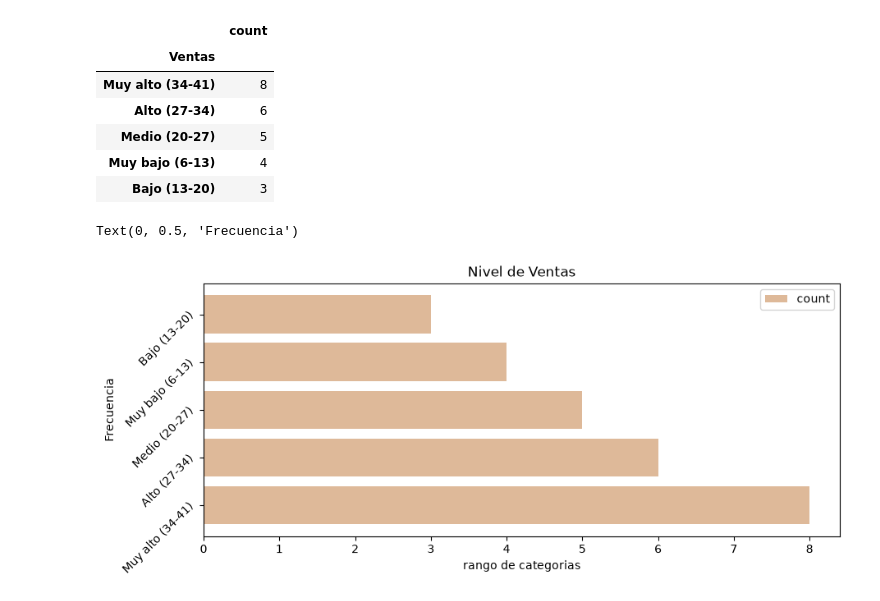
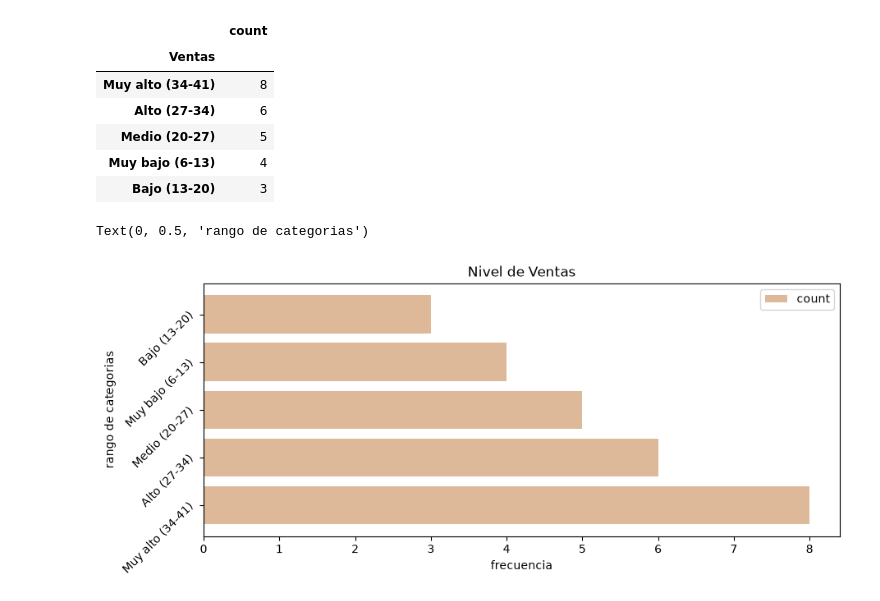
Before and after one commit to Andyr3516/Actividad_4_Extraccion_de_Caracteristicas, a Jupyter notebook: Actividad 4.1/L_reales_caracteristicas.ipynb, the cells around one changed output. Drawn from its saved outputs; the diff is of its cells as text; code cells hidden in the pictures.

```diff
--- a/Actividad 4.1/L_reales_caracteristicas.ipynb
+++ b/Actividad 4.1/L_reales_caracteristicas.ipynb
@@ -376,9 +376,9 @@ Tabla_freq_i2
 # %%
 #Realizamos grafico de barras del dataframe filtrado
 Tabla_freq_i2.plot(kind = 'barh', width=0.8, figsize=(10,4), color= "#DEB999", rot=45)
 plt.title('Nivel de Ventas')
-plt.xlabel('rango de categorias')
-plt.ylabel('Frecuencia')
+plt.xlabel('frecuencia')
+plt.ylabel('rango de categorias')
 # %% [output]
-Text(0, 0.5, 'Frecuencia')
+Text(0, 0.5, 'rango de categorias')
-[figure, old version]
+[figure, new version]
```
Also changed, not shown: 2 other files.
